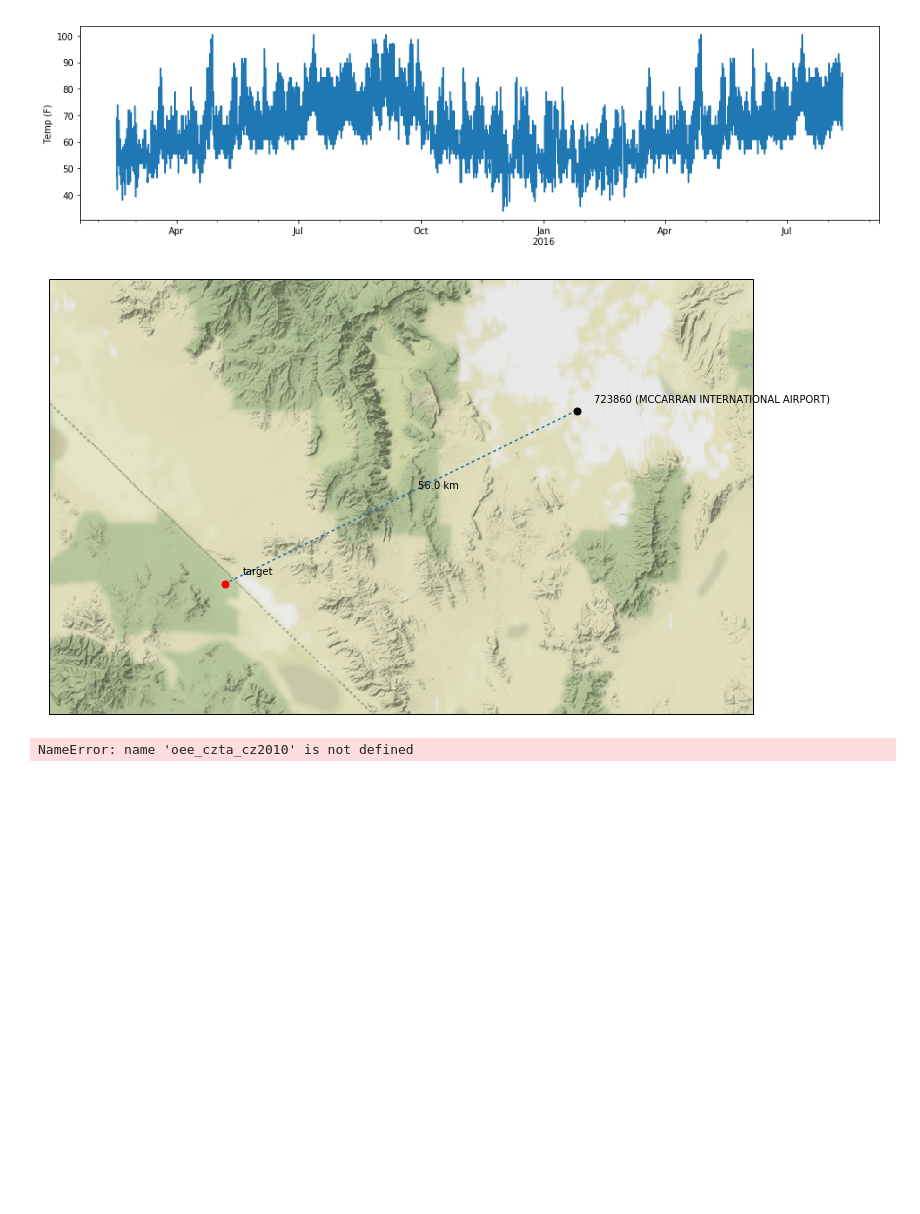
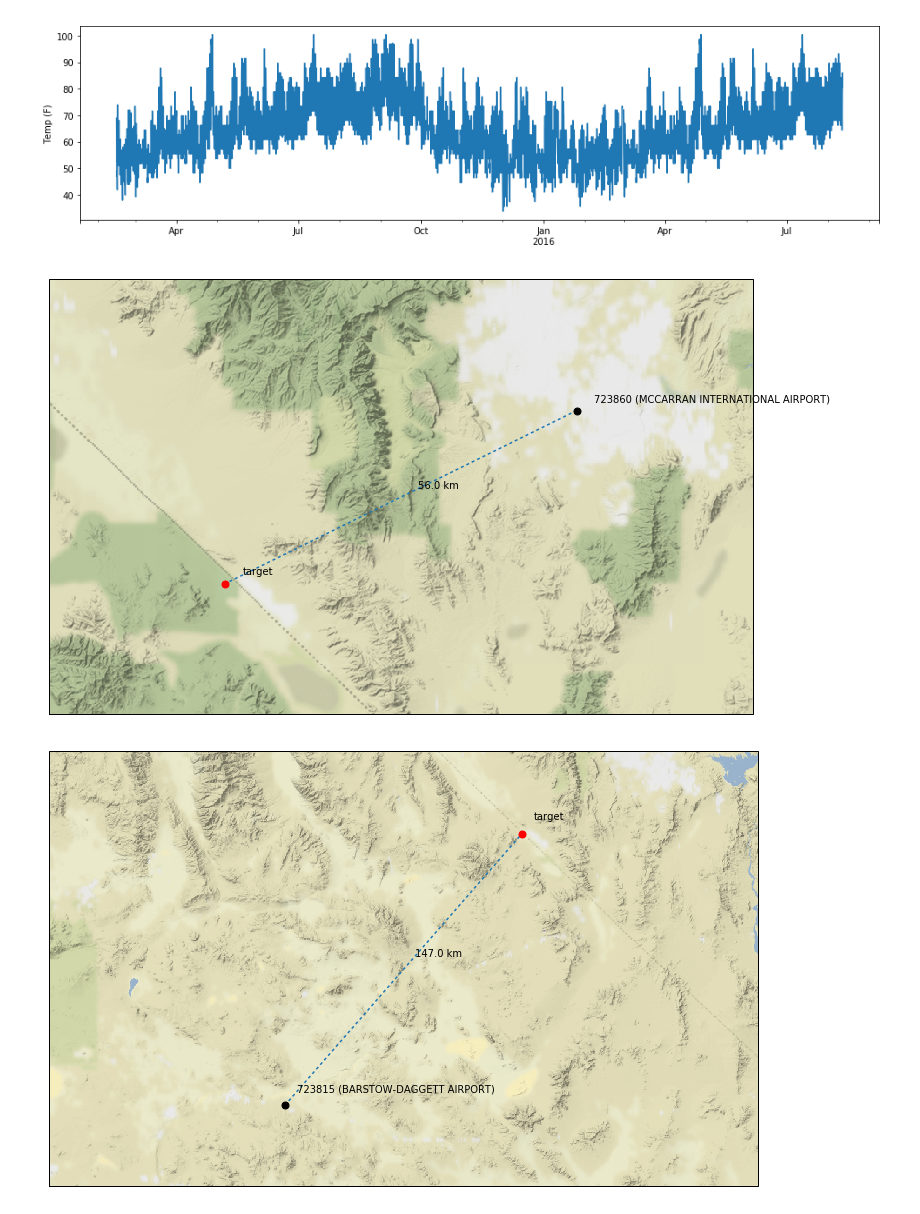
Before and after one commit to openeemeter/eeweather, a Jupyter notebook: scripts/tutorial.ipynb, the cells around one changed output. Drawn from its saved outputs; the diff is of its cells as text; code cells hidden in the pictures; blank space fills up the shorter version.

Commit message:
updated tutorial and removed final zcta references

```diff
--- a/scripts/tutorial.ipynb
+++ b/scripts/tutorial.ipynb
@@ -134,18 +138,22 @@ ax.set_ylabel('Temp (F)')
 plt.show()
 # %% [output]
 [figure]
-# %%
-from eeweather.mappings import oee_lat_long_tmy3
-lat, long = (35.85, -115.72)
-result = eeweather.match_lat_long(lat, long)
-result.plot()
-# %% [output]
-[figure, removed]
-# %%
-#difference between CZ2010 and TMY3 selection
-# returned result is an object
-from eeweather.mappings import oee_lat_long_cz2010
-result = eeweather.match_zcta(92389,mapping=oee_czta_cz2010)
-result.plot()
-# %% [output]
-NameError: name 'oee_czta_cz2010' is not defined
+# %%
+# use alternative mappings
+from eeweather.mappings import oee_lat_long_tmy3, oee_lat_long_cz2010
+
+# coordinates are on the California border to show difference in mapping results
+lat, long = (35.85, -115.72)
+
+# oee_lat_lng_tmy3 maps to stations that contain TMY3 data
+result = eeweather.match_lat_long(lat, long, mapping=oee_lat_long_tmy3)
+result.plot()
+
+# oee_lat_lng_cz2010 maps to stations that contain CZ2010 data
+# CZ2010 stations are only inside California. This forces the location to be mapped
+# to a slightly farther away weather station than when using the TMY3 mapping.
+result = eeweather.match_lat_long(lat, long, mapping=oee_lat_long_cz2010)
+result.plot()
+# %% [output]
+[figure, added]
+[figure, added]
```
Also changed, not shown: parts of 2 cells of this notebook, 1 other file.
